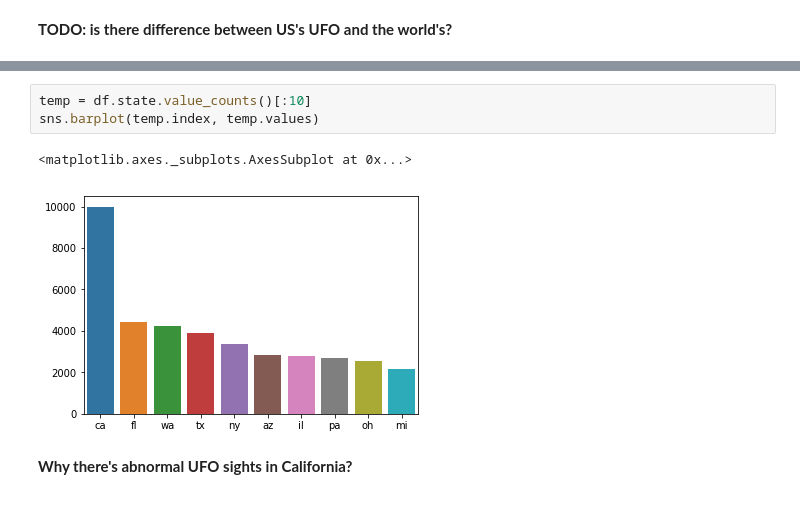
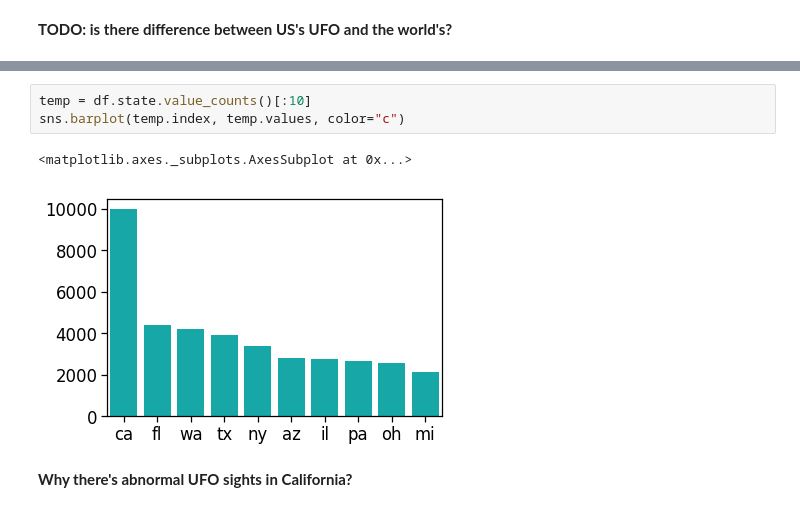
Before and after one commit to introds/introds.github.io, a Jupyter notebook: notebooks/ufo-exploration.ipynb, the cells around one changed output, grey strips where cells are left out. Cells and saved outputs as stored; diff of their text form.

```diff
--- a/notebooks/ufo-exploration.ipynb
+++ b/notebooks/ufo-exploration.ipynb
@@ -39,9 +40,9 @@ df_us.head()
 # %%
 temp = df.state.value_counts()[:10]
-sns.barplot(temp.index, temp.values)
+sns.barplot(temp.index, temp.values, color="c")
 # %% [output]
 <matplotlib.axes._subplots.AxesSubplot at 0x...>
-[figure, old version]
+[figure, new version]
 # %% [markdown]
 **Why there's abnormal UFO sights in California?**
 # %% [markdown]
```
Also changed, not shown: parts of 8 cells of this notebook, 3 other files.
